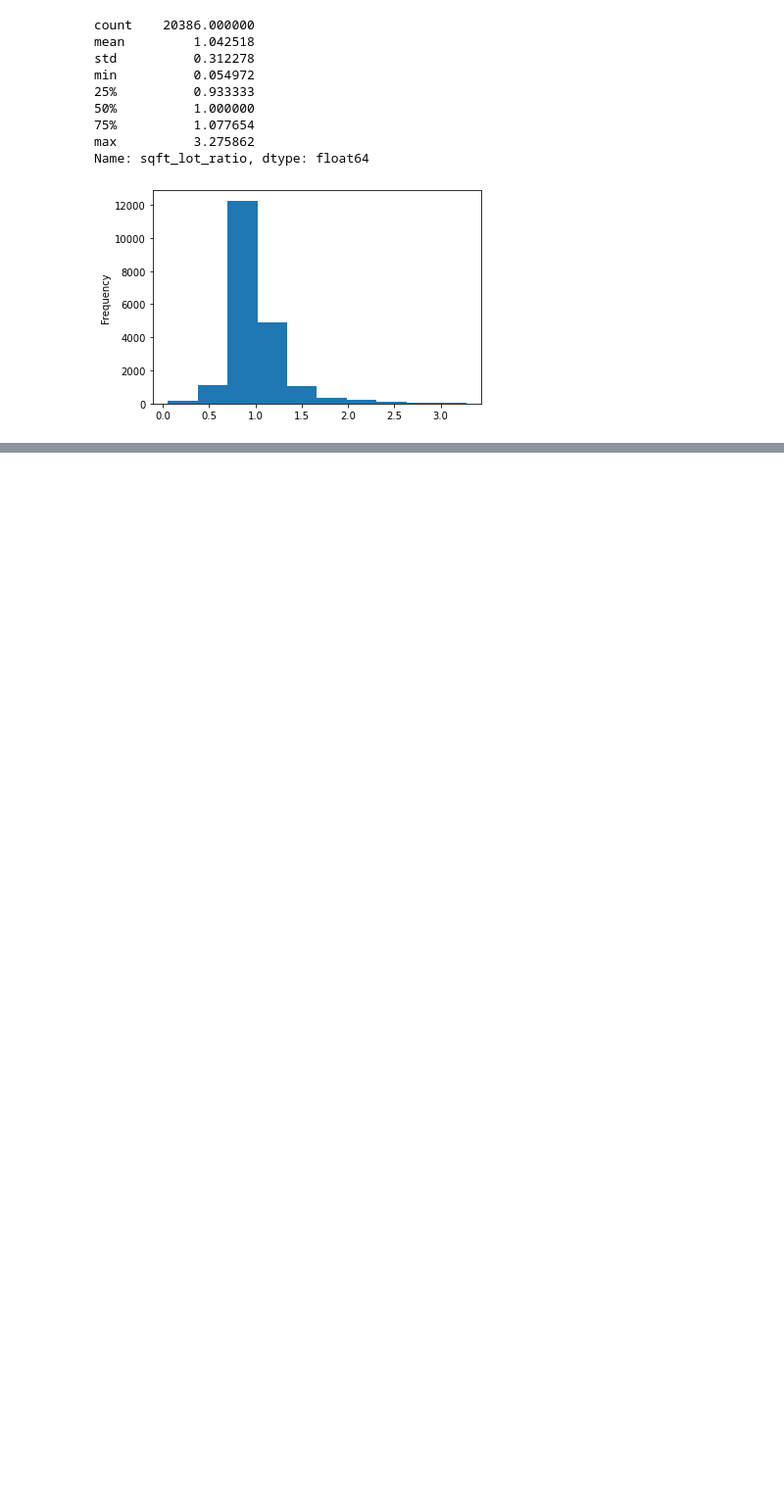
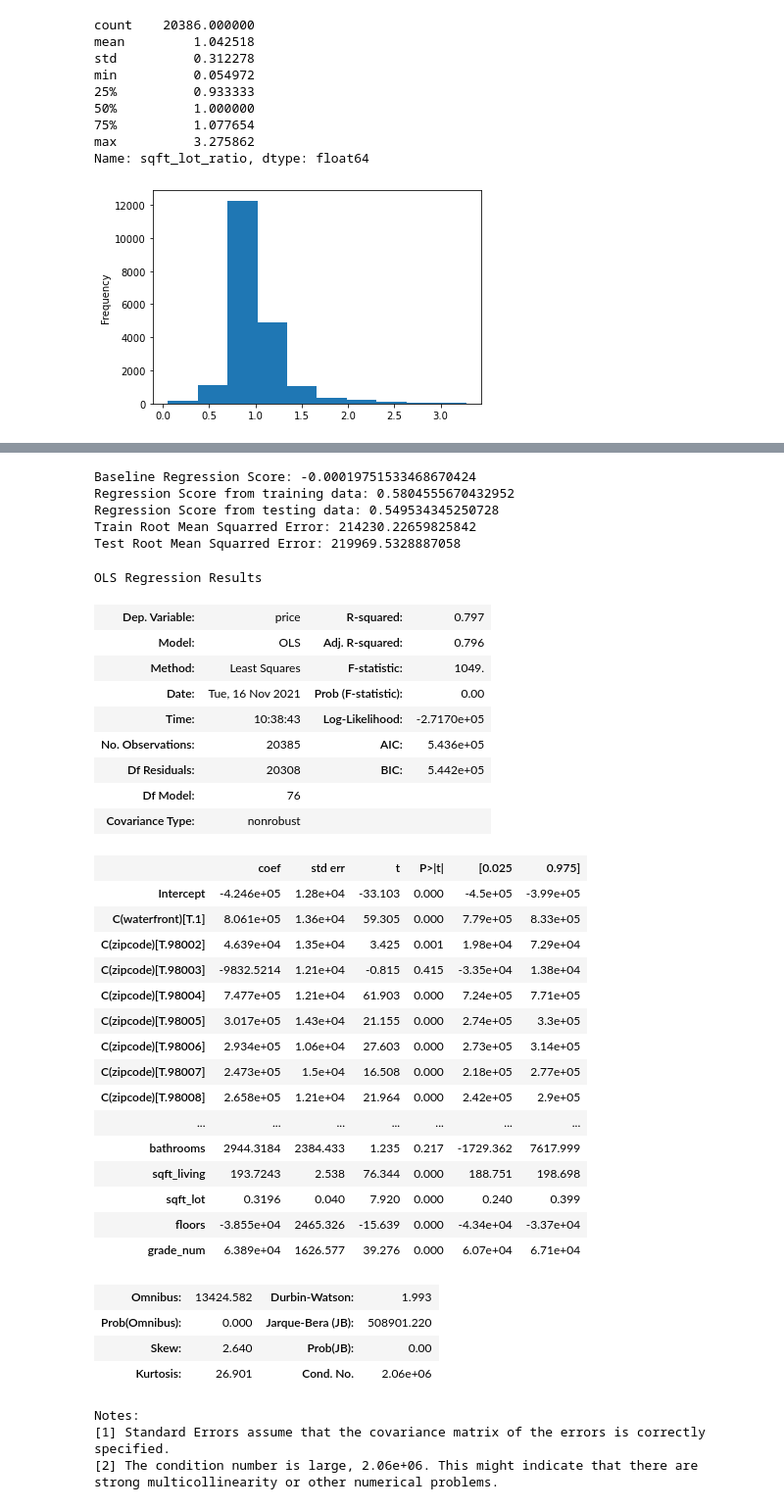
Before and after one commit to JulianWard147/phase_2_group_4, a Jupyter notebook: Main_notebook.ipynb, the cells around one changed output, grey strips where cells are left out. Shown: that part at 98% size. Saved outputs shown, nothing was run; the diff lists cells and outputs as text; code cells hidden in the pictures; blank space fills up the shorter version.

Commit message:
add regression models

```diff
--- a/Main_notebook.ipynb
+++ b/Main_notebook.ipynb
@@ -291,0 +142,40 @@ ax.set_title("Heatmap of Correlation Between Attributes (Including Target)");
+# %%
+X = df[['bedrooms', 'bathrooms', 'sqft_living',
+       'sqft_lot', 'floors', 'waterfront','zipcode', 'grade_num']]
+y = df.price
+
+from sklearn.model_selection import train_test_split
+X_train, X_test, y_train, y_test = train_test_split(X,y)
+
+from sklearn.dummy import DummyRegressor
+baseline = DummyRegressor()
+baseline.fit(X_train, y_train)
+print(f'Baseline Regression Score: {baseline.score(X_test, y_test)}')
+
+from sklearn.linear_model import LinearRegression
+linreg = LinearRegression()
+linreg.fit(X_train,y_train)
+print(f'Regression Score from training data: {linreg.score(X_train, y_train)}')
+print(f'Regression Score from testing data: {linreg.score(X_test, y_test)}')
+LinearRegression(copy_X=True, fit_intercept=True, n_jobs=None, normalize=False)
+
+y_hat_train = linreg.predict(X_train)
+y_hat_test = linreg.predict(X_test)
+
+from sklearn.metrics import mean_squared_error
+
+train_residuals = y_hat_train - y_train
+test_residuals = y_hat_test - y_test
+
+# Calculate training and test MSE
+
+train_mse = mean_squared_error(y_train, y_hat_train)
+test_mse = mean_squared_error(y_test, y_hat_test)
+print('Train Root Mean Squarred Error:', np.sqrt(train_mse))
+print('Test Root Mean Squarred Error:', np.sqrt(test_mse))
+# %% [output]
+Baseline Regression Score: -0.00019751533468670424
+Regression Score from training data: 0.5804555670432952
+Regression Score from testing data: 0.549534345250728
+Train Root Mean Squarred Error: 214230.22659825842
+Test Root Mean Squarred Error: 219969.5328887058
@@ -291,0 +187,39 @@ ax.set_title("Heatmap of Correlation Between Attributes (Including Target)");
+# %%
+formula = 'price~ bedrooms + bathrooms + sqft_living + sqft_lot + C(waterfront) + floors + C(zipcode) + grade_num'
+regression = ols(formula, data = df).fit().summary()
+regression
+# %% [output]
+OLS Regression Results
+| Dep. Variable: | price | R-squared: | 0.797 |
+| Model: | OLS | Adj. R-squared: | 0.796 |
+| Method: | Least Squares | F-statistic: | 1049. |
+| Date: | Tue, 16 Nov 2021 | Prob (F-statistic): | 0.00 |
+| Time: | 10:38:43 | Log-Likelihood: | -2.7170e+05 |
+| No. Observations: | 20385 | AIC: | 5.436e+05 |
+| Df Residuals: | 20308 | BIC: | 5.442e+05 |
+| Df Model: | 76 |  |  |
+| Covariance Type: | nonrobust |  |  |
+|  | coef | std err | t | P>|t| | [0.025 | 0.975] |
+| Intercept | -4.246e+05 | 1.28e+04 | -33.103 | 0.000 | -4.5e+05 | -3.99e+05 |
+| C(waterfront)[T.1] | 8.061e+05 | 1.36e+04 | 59.305 | 0.000 | 7.79e+05 | 8.33e+05 |
+| C(zipcode)[T.98002] | 4.639e+04 | 1.35e+04 | 3.425 | 0.001 | 1.98e+04 | 7.29e+04 |
+| C(zipcode)[T.98003] | -9832.5214 | 1.21e+04 | -0.815 | 0.415 | -3.35e+04 | 1.38e+04 |
+| C(zipcode)[T.98004] | 7.477e+05 | 1.21e+04 | 61.903 | 0.000 | 7.24e+05 | 7.71e+05 |
+| C(zipcode)[T.98005] | 3.017e+05 | 1.43e+04 | 21.155 | 0.000 | 2.74e+05 | 3.3e+05 |
+| C(zipcode)[T.98006] | 2.934e+05 | 1.06e+04 | 27.603 | 0.000 | 2.73e+05 | 3.14e+05 |
+| C(zipcode)[T.98007] | 2.473e+05 | 1.5e+04 | 16.508 | 0.000 | 2.18e+05 | 2.77e+05 |
+| C(zipcode)[T.98008] | 2.658e+05 | 1.21e+04 | 21.964 | 0.000 | 2.42e+05 | 2.9e+05 |
+| ... | ... | ... | ... | ... | ... | ... |
+| bathrooms | 2944.3184 | 2384.433 | 1.235 | 0.217 | -1729.362 | 7617.999 |
+| sqft_living | 193.7243 | 2.538 | 76.344 | 0.000 | 188.751 | 198.698 |
+| sqft_lot | 0.3196 | 0.040 | 7.920 | 0.000 | 0.240 | 0.399 |
+| floors | -3.855e+04 | 2465.326 | -15.639 | 0.000 | -4.34e+04 | -3.37e+04 |
+| grade_num | 6.389e+04 | 1626.577 | 39.276 | 0.000 | 6.07e+04 | 6.71e+04 |
+| Omnibus: | 13424.582 | Durbin-Watson: | 1.993 |
+| Prob(Omnibus): | 0.000 | Jarque-Bera (JB): | 508901.220 |
+| Skew: | 2.640 | Prob(JB): | 0.00 |
+| Kurtosis: | 26.901 | Cond. No. | 2.06e+06 |
+Notes:
+[1] Standard Errors assume that the covariance matrix of the errors is correctly specified.
+[2] The condition number is large, 2.06e+06. This might indicate that there are
+strong multicollinearity or other numerical problems.
```
Also changed, not shown: parts of 17 cells of this notebook, 1 other file.
